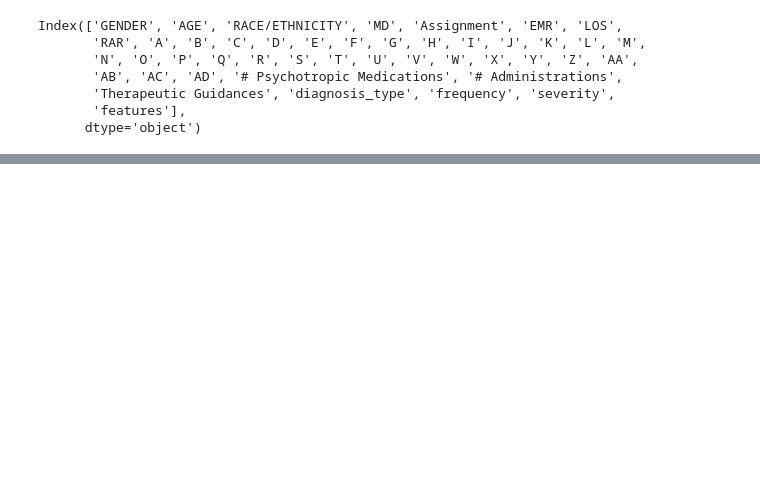
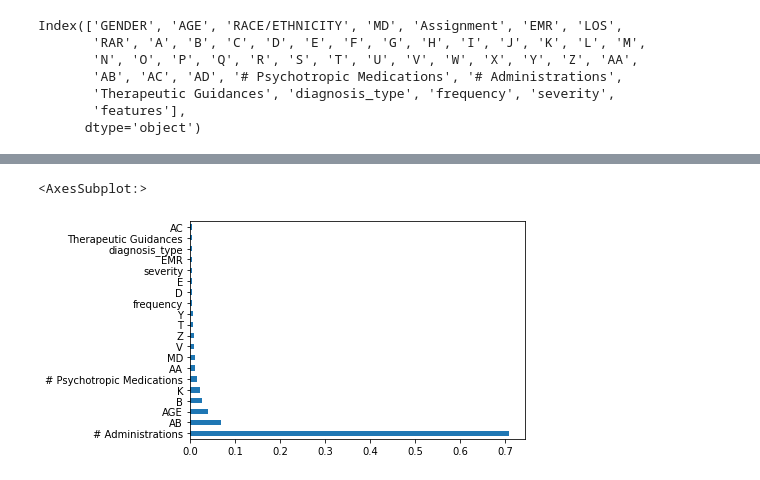
Before and after one commit to dominik-bietsch/kaggle_projects, a Jupyter notebook: cyp_LOS_regression.ipynb, the cells around one changed output, grey strips where cells are left out. Drawn from its saved outputs; the diff is of its cells as text; code cells hidden in the pictures; blank space fills up the shorter version.

```diff
--- a/cyp_LOS_regression.ipynb
+++ b/cyp_LOS_regression.ipynb
@@ -320,0 +391,7 @@ Index(['GENDER', 'AGE', 'RACE/ETHNICITY', 'MD', 'Assignment', 'EMR', 'LOS',
+# %%
+
+feat_importances = pd.Series(model.feature_importances_, index=X.columns)
+feat_importances.nlargest(20).plot(kind='barh')
+# %% [output]
+<AxesSubplot:>
+[figure, added]
```
Also changed, not shown: parts of 11 cells of this notebook.
